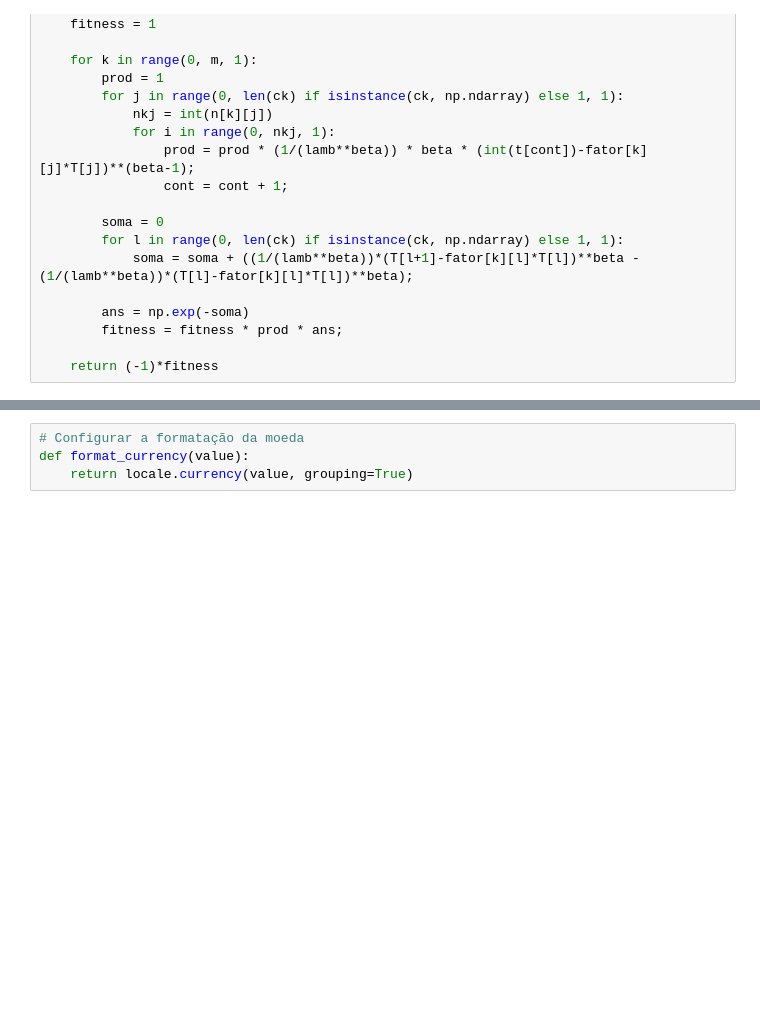
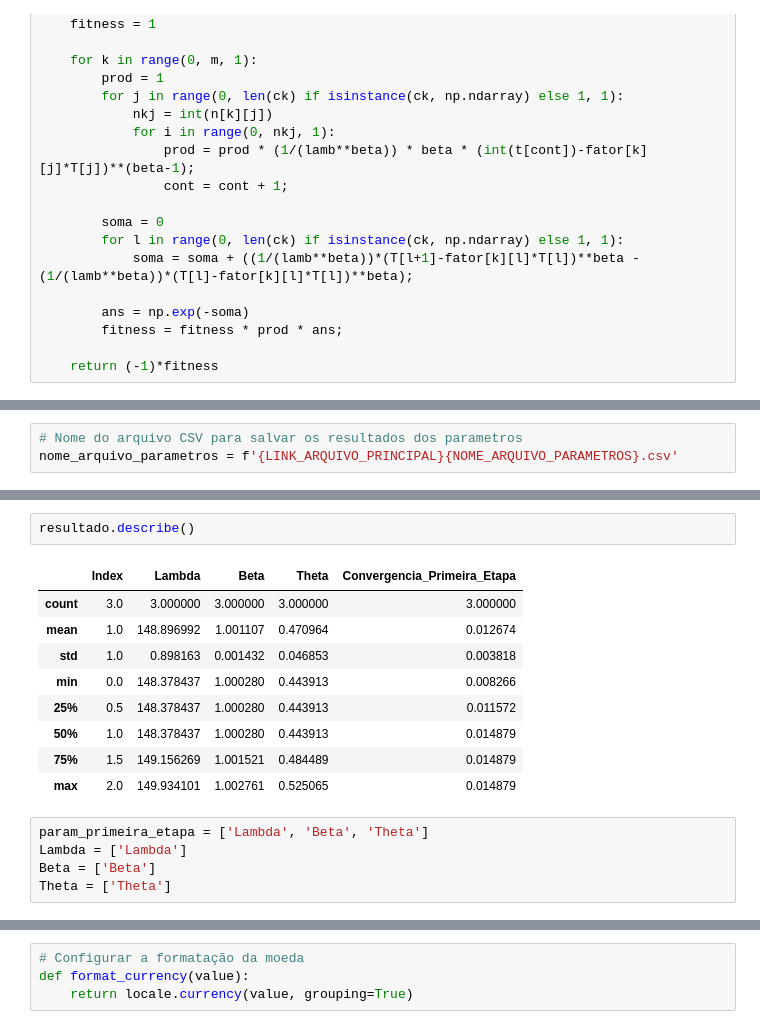
Before and after one commit to uervitonsantos/Otimizacao-Politicaca-Manutencao-Preventiva-Imperfeita, a Jupyter notebook: Algoritmo_PSO_para_otimização_de_custo_de_manutenção_preventiva_v13.ipynb, the cells around one changed output, grey strips where cells are left out. Saved outputs shown, nothing was run; the diff lists cells and outputs as text; blank space fills up the shorter version.

```diff
--- a/Algoritmo_PSO_para_otimização_de_custo_de_manutenção_preventiva_v13.ipynb
+++ b/Algoritmo_PSO_para_otimização_de_custo_de_manutenção_preventiva_v13.ipynb
@@ -370,0 +362,3 @@ Fator ajuste:  [0.4828472337947568, 0.4828472337947568, 0.4828472337947568, 0.48
+# %%
+# Nome do arquivo CSV para salvar os resultados dos parametros
+nome_arquivo_parametros = f'{LINK_ARQUIVO_PRINCIPAL}{NOME_ARQUIVO_PARAMETROS}.csv'
@@ -370,0 +401,17 @@ Fator ajuste:  [0.4828472337947568, 0.4828472337947568, 0.4828472337947568, 0.48
+# %%
+resultado.describe()
+# %% [output]
+|  | Index | Lambda | Beta | Theta | Convergencia_Primeira_Etapa |
+| count | 3.0 | 3.000000 | 3.000000 | 3.000000 | 3.000000 |
+| mean | 1.0 | 148.896992 | 1.001107 | 0.470964 | 0.012674 |
+| std | 1.0 | 0.898163 | 0.001432 | 0.046853 | 0.003818 |
+| min | 0.0 | 148.378437 | 1.000280 | 0.443913 | 0.008266 |
+| 25% | 0.5 | 148.378437 | 1.000280 | 0.443913 | 0.011572 |
+| 50% | 1.0 | 148.378437 | 1.000280 | 0.443913 | 0.014879 |
+| 75% | 1.5 | 149.156269 | 1.001521 | 0.484489 | 0.014879 |
+| max | 2.0 | 149.934101 | 1.002761 | 0.525065 | 0.014879 |
+# %%
+param_primeira_etapa = ['Lambda', 'Beta', 'Theta']
+Lambda = ['Lambda']
+Beta = ['Beta']
+Theta = ['Theta']
```
Also changed, not shown: parts of 28 cells of this notebook.
